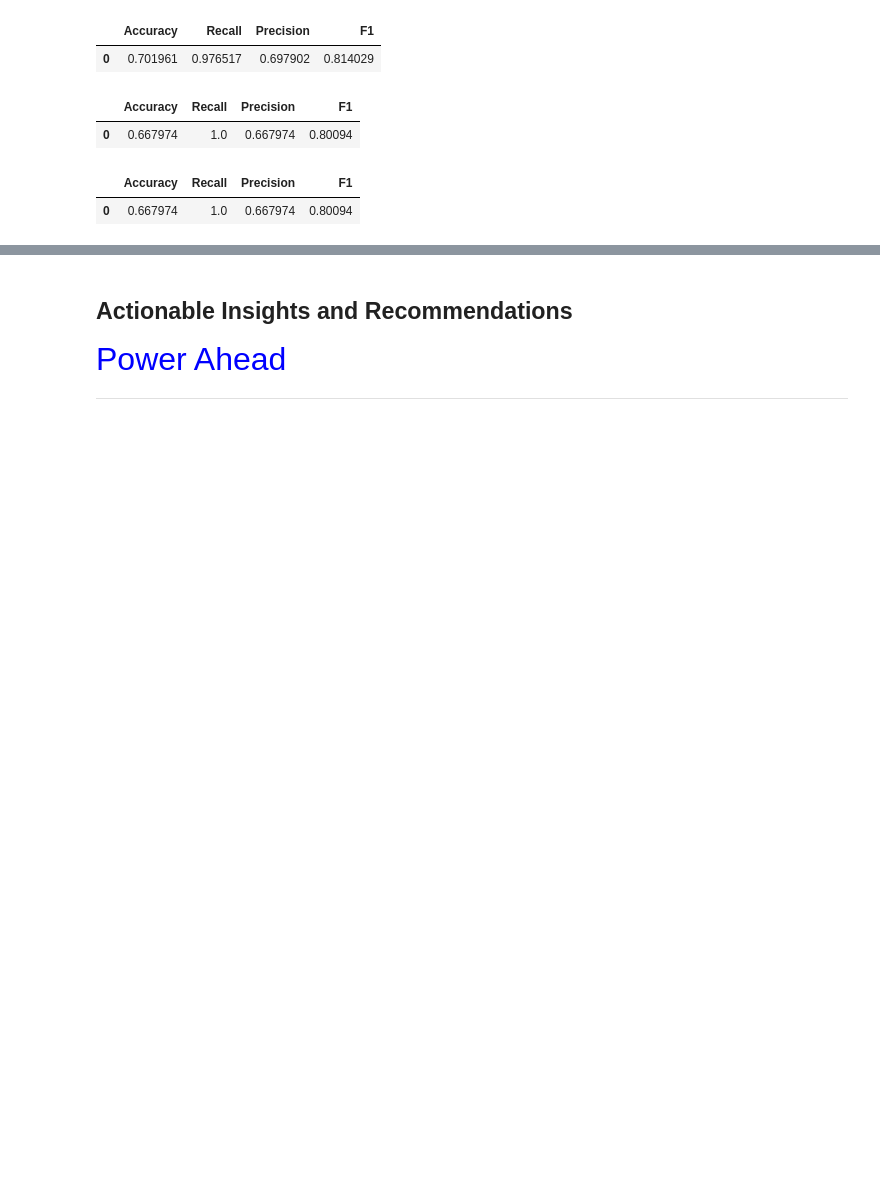
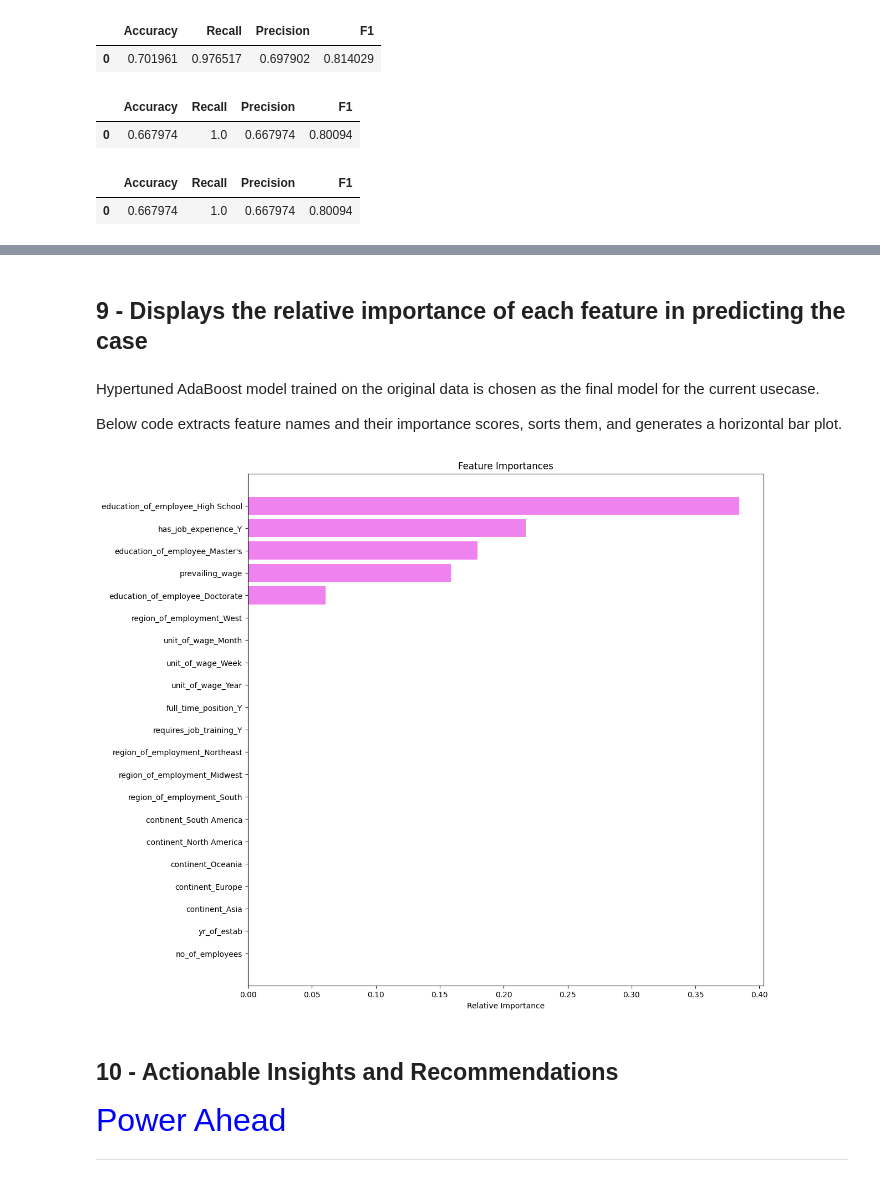
Before and after one commit to RashmiJK/PGP-AIML-EasyVisa-AML, a Jupyter notebook: easyvisa_modeling.ipynb, the cells around one changed output, grey strips where cells are left out. Cells and saved outputs as stored; diff of their text form; code cells hidden in the pictures; blank space fills up the shorter version.

```diff
--- a/easyvisa_modeling.ipynb
+++ b/easyvisa_modeling.ipynb
@@ -1622,11 +1682,14 @@ Model_xgb_o = XGBClassifier(random_state=1,eval_metric='logloss')
 
 ## Define the hyperparameters
 param_grid_xgb_o={
-    'n_estimators':np.arange(10,100,20),
+    'n_estimators':np.arange(5,100,20),
     'scale_pos_weight':[0, 1, 2, 5],
     'learning_rate':[0.01, 0.1, 0.2, 0.05],
     'gamma':[0, 1, 3],
-    'subsample':[0.5, 0.7, 0.9, 1]}
+    'subsample':[0.5, 0.7, 0.9, 1],
+    "colsample_bytree":[0.5,0.7,0.9,1],
+    "colsample_bylevel":[0.5,0.7,0.9,1]
+    }
 
 ## Instantiate RandomizedSearchCV
 randomized_cv_xgb_o = RandomizedSearchCV(
@@ -1651,11 +1714,13 @@ Wall time: 42.6 s
 xgb_o = XGBClassifier(
     random_state=1,
     eval_metric='logloss',
-    subsample=0.7,
-    scale_pos_weight=2,
-    n_estimators=30,
+    subsample=0.5,
+    scale_pos_weight=5,
+    n_estimators=5,
     learning_rate=0.01,
-    gamma=1,
+    gamma=3,
+    colsample_bytree=0.5,
+    colsample_bylevel=1
 )
 
 xgb_o.fit(X_train, y_train)
@@ -2003,16 +2082,24 @@ test_sfb_sm
+# %% [markdown]
+## 9 - Displays the relative importance of each feature in predicting the case
+# %% [markdown]
+Hypertuned AdaBoost model trained on the original data is chosen as the final model for the current usecase.
+
+Below code extracts feature names and their importance scores, sorts them, and generates a horizontal bar plot.
 # %%
 feature_names = X_train.columns
-importances = _____.feature_importances_ ## Complete the code to print the feature importances from the best model.
+importances = tuned_ada_o.feature_importances_
 indices = np.argsort(importances)
 
 plt.figure(figsize=(12, 12))
 plt.title("Feature Importances")
 plt.barh(range(len(indices)), importances[indices], color="violet", align="center")
 plt.yticks(range(len(indices)), [feature_names[i] for i in indices])
 plt.xlabel("Relative Importance")
 plt.show()
+# %% [output]
+[figure, added]
 # %% [markdown]
-## Actionable Insights and Recommendations
+## 10 - Actionable Insights and Recommendations
 # %% [markdown]
 <font size=6 color='blue'>Power Ahead</font>
 ___
```
Also changed, not shown: parts of 18 cells of this notebook.
